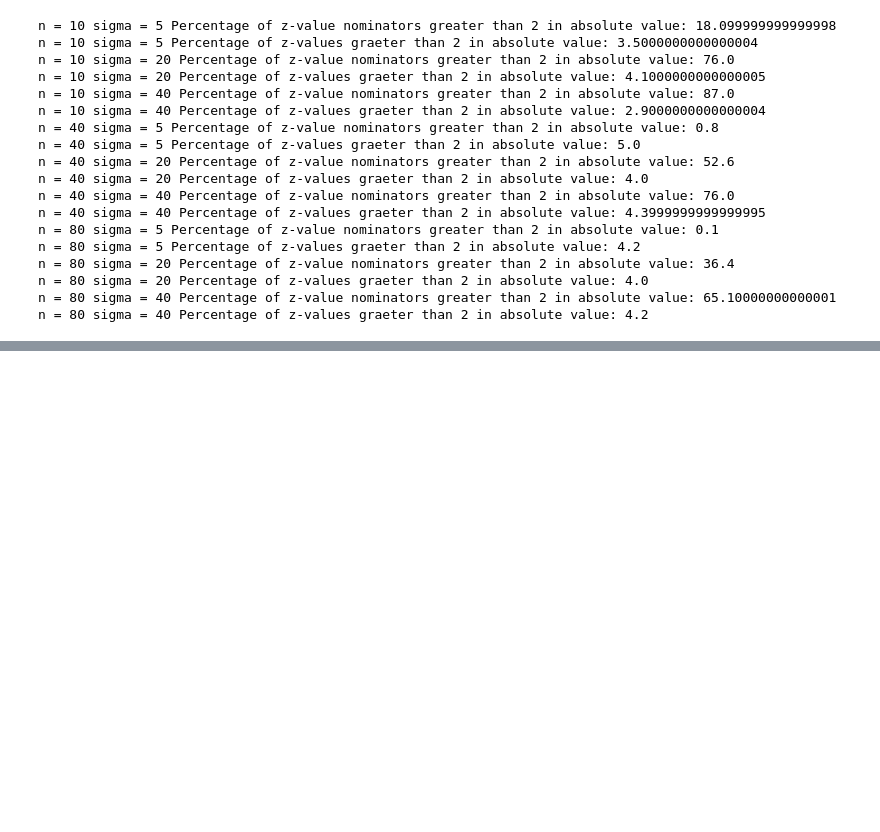
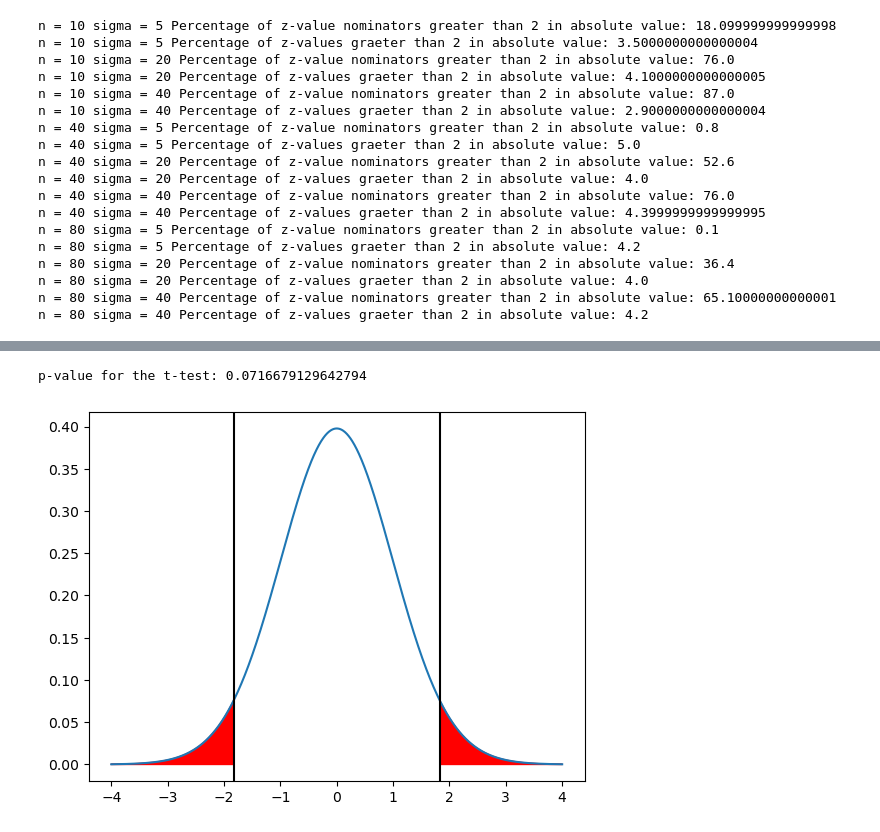
Before and after one commit to febse/stat2024, a Jupyter notebook: 13-Testing.ipynb, the cells around one changed output, grey strips where cells are left out. Saved outputs shown, nothing was run; the diff lists cells and outputs as text; code cells hidden in the pictures; blank space fills up the shorter version.

```diff
--- a/13-Testing.ipynb
+++ b/13-Testing.ipynb
@@ -525,0 +614,20 @@ The t-distribution is similar to the normal distribution, but has heavier tails.
+# %%
+# Calculate the p-value for the t-test
+
+print("p-value for the t-test:", 2 * stats.t.cdf(-np.abs(t_stat), 80 - 1))
+# %% [output]
+p-value for the t-test: 0.0716679129642794
+# %%
+# Illustrate the p-value of the t-test as the area under the t-distribution
+
+x = np.linspace(-4, 4, 1000)
+
+y = stats.t.pdf(x, 80 - 1)
+
+plt.plot(x, y)
+plt.fill_between(x, y, where = (x < -np.abs(t_stat)) | (x > np.abs(t_stat)), color = "red")
+plt.axvline(t_stat, color = "black")
+plt.axvline(-t_stat, color = "black")
+plt.show()
+# %% [output]
+[figure, added]
```
Also changed, not shown: parts of 8 cells of this notebook.
